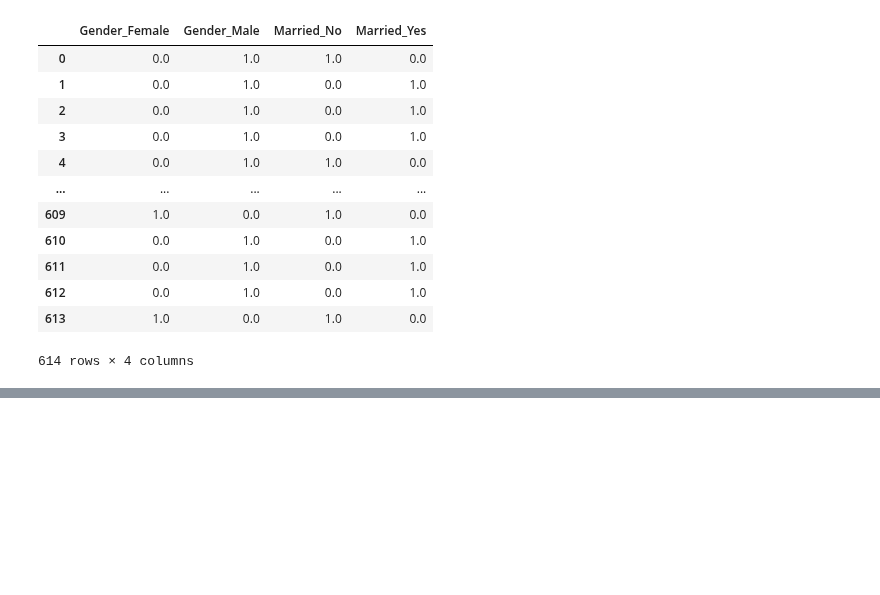
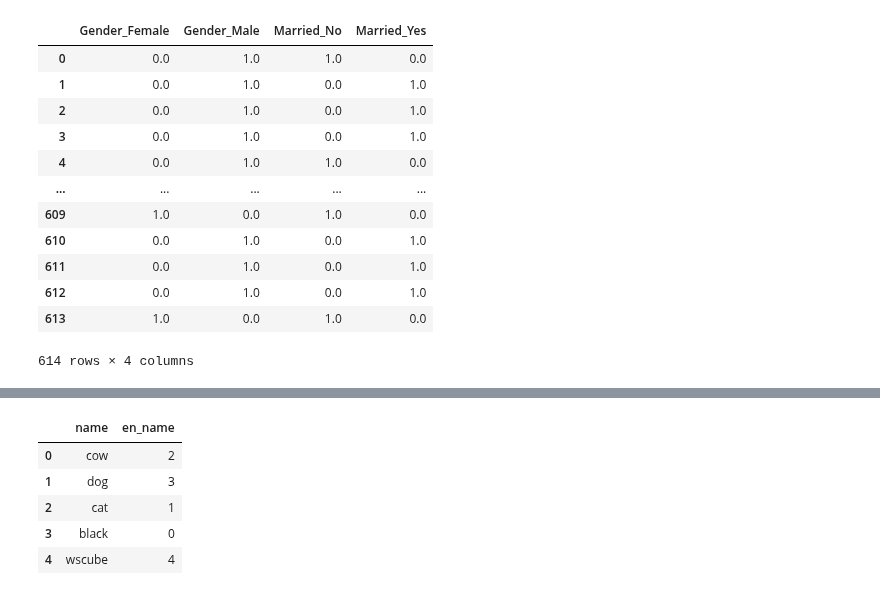
Before and after one commit to AnkitBhagat17/Data_Visualization, a Jupyter notebook: Machine_Learning.ipynb, the cells around one changed output, grey strips where cells are left out. Cells and saved outputs as stored; diff of their text form; code cells hidden in the pictures; blank space fills up the shorter version.

```diff
--- a/Machine_Learning.ipynb
+++ b/Machine_Learning.ipynb
@@ -651,0 +654,3 @@ pd.DataFrame(arr,columns=['Gender_Female','Gender_Male','Married_No','Married_Ye
+# %%
+df = pd.DataFrame({"name":['cow','dog','cat','black','wscube']})
+df
@@ -651,0 +666,12 @@ pd.DataFrame(arr,columns=['Gender_Female','Gender_Male','Married_No','Married_Ye
+# %%
+lableEncoder = LabelEncoder()
+df['en_name'] = lableEncoder.fit_transform(df['name'])
+# %%
+df
+# %% [output]
+|  | name | en_name |
+| 0 | cow | 2 |
+| 1 | dog | 3 |
+| 2 | cat | 1 |
+| 3 | black | 0 |
+| 4 | wscube | 4 |
```
Also changed, not shown: parts of 3 cells of this notebook.
